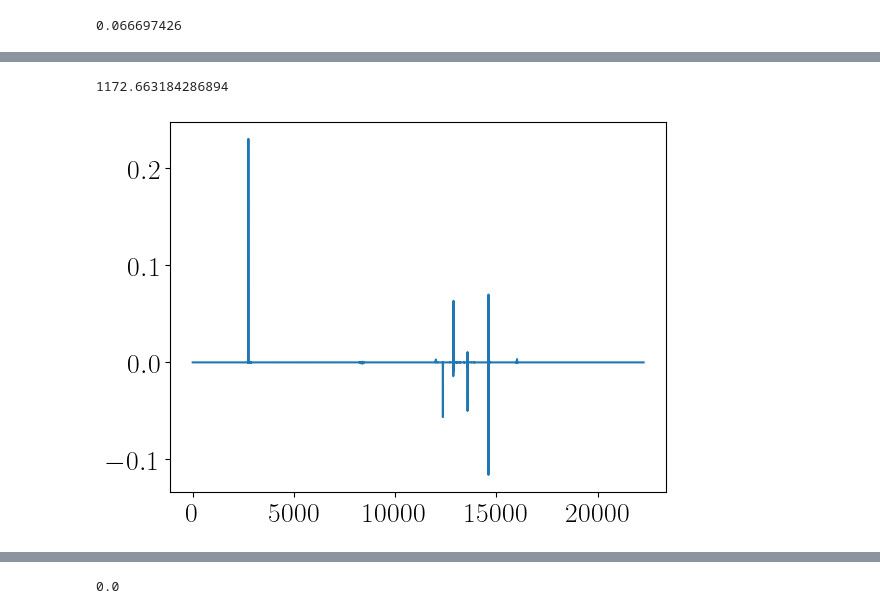
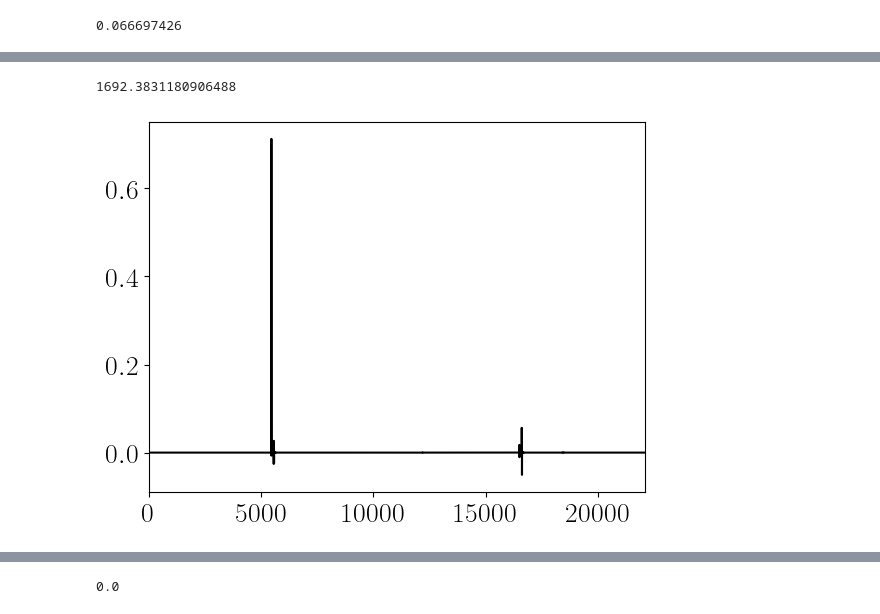
Before and after one commit to miguelcarcamov/cs-romer-notebooks, a Jupyter notebook: framework_simulation_scenario1.ipynb, the cells around one changed output, grey strips where cells are left out. Drawn from its saved outputs; the diff is of its cells as text; code cells hidden in the pictures.

```diff
--- a/framework_simulation_scenario1.ipynb
+++ b/framework_simulation_scenario1.ipynb
@@ -142,7 +144,7 @@ peak_thicksource
 # %% [output]
 0.066697426
 # %%
-applied_noise = 0.2 * peak_thinsource
+applied_noise = 0.01 * peak_thinsource
 # %%
 applied_noise * 1000.0
 # %% [output]
@@ -325,7 +328,7 @@ parameter.complex_data_to_real()
 if wav is not None:
     print(wav.calculate_max_level(parameter.data))
     parameter.data = wav.decompose(parameter.data)
-    if wav.append_signal is True:
-        parameter.data[0:2 * len(F_dirty)] = 0.0
-    plt.plot(parameter.data)
+    #if wav.append_signal is True:
+        #parameter.data[0:2 * len(F_dirty)] = 0.0
+plt.plot(parameter.data)
 # %% [output]
@@ -376,32 +375,29 @@ dataset.theo_noise
 # %%
+reconstruction_noise = dataset.theo_noise
+
 if wav is not None:
-    opt = FISTA(
-        guess_param=parameter,
-        F_obj=F_obj,
-        fx=chi2,
-        gx=g_obj,
-        noise=2.0 * dataset.theo_noise,
-        verbose=False
-    )
-else:
-    opt = FISTA(
-        guess_param=parameter,
-        F_obj=F_obj,
-        fx=chi2,
-        gx=g_obj,
-        noise=dataset.theo_noise,
-        verbose=False
-    )
-#opt = FISTA(i_guess=F_real, F_obj=F_obj, fx=chi2, gx=g_obj, maxiter=1000, noise=1e-5, verbose=True)
+    reconstruction_noise *= 2.0
+
+opt = FISTA(
+    guess_param=parameter,
+    F_obj=F_obj,
+    fx=chi2,
+    gx=g_obj,
+    noise=reconstruction_noise,
+    verbose=False
+)
+
 obj, X = opt.run()
 print(obj)
 # %% [output]
-1172.663184286894
+1692.3831180906488
 # %%
-if wav is not None:
-    plt.plot(X.data)
+plt.plot(X.data, color = 'black')
+#plt.axhline(y = 0, color = 'white', linestyle = 'dashed', linewidth=1)
+plt.xlim([0, len(X.data)])
+plt.savefig("l1-norm.pdf", dpi=300)
 # %% [output]
-[figure, old version]
+[figure, new version]
 # %%
 if wav is not None:
     X.data = wav.reconstruct(X.data)
```
Also changed, not shown: parts of 52 cells of this notebook, 6 other files.
